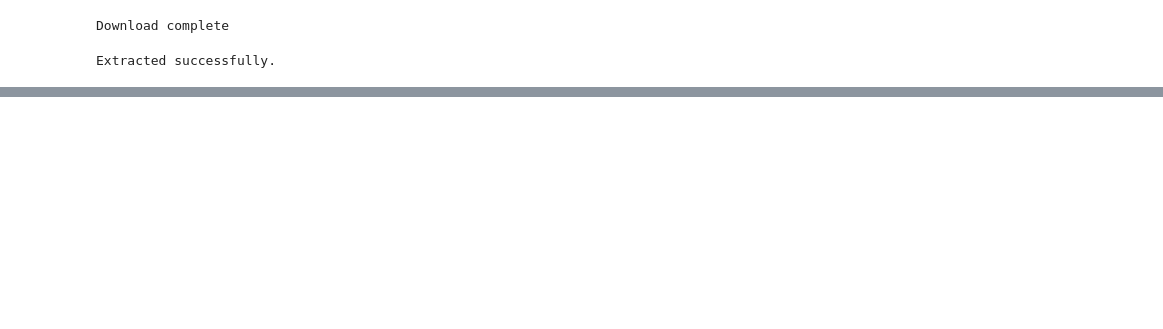
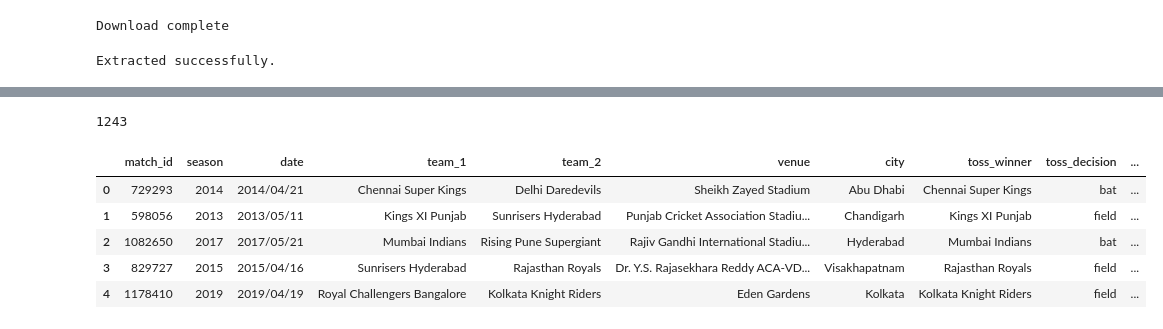
Before and after one commit to shubhampk37/data-analysis-practice, a Jupyter notebook: EDA/01_IPL/analysis.ipynb, the cells around one changed output, grey strips where cells are left out. Saved outputs shown, nothing was run; the diff lists cells and outputs as text; code cells hidden in the pictures; blank space fills up the shorter version.

Commit message:
feat: build IPL match-level dataset

```diff
--- a/EDA/01_IPL/analysis.ipynb
+++ b/EDA/01_IPL/analysis.ipynb
@@ -88,0 +166,50 @@ for row in rows:
+# %%
+matches = []
+
+for info_file in info_files:
+    with open(info_file, "r", encoding="utf-8") as f:
+        rows = list(csv.reader(f))
+
+    info_data = {}
+
+    for row in rows:
+        if row[0] == "info":
+            key = row[1]
+            value = row[2:]
+
+            if key not in info_data:
+                info_data[key] = []
+
+            info_data[key].append(value)
+
+    match_data = {
+        "match_id": info_data["match_id"][0][0],
+        "season": info_data["season"][0][0],
+        "date": info_data["date"][0][0],
+        "team_1": info_data["team"][0][0],
+        "team_2": info_data["team"][1][0],
+        "venue": info_data["venue"][0][0],
+        "city": info_data["city"][0][0],
+        "toss_winner": info_data["toss_winner"][0][0],
+        "toss_decision": info_data["toss_decision"][0][0],
+        "player_of_match": info_data.get("player_of_match", [[None]])[0][0],
+        "winner": info_data.get("winner", [[None]])[0][0],
+        "winner_runs": info_data.get("winner_runs", [[None]])[0][0]
+    }
+
+    matches.append(match_data)
+# %%
+len(matches)
+# %% [output]
+1243
+# %%
+df = pd.DataFrame(matches)
+
+df.head()
+# %% [output]
+|  | match_id | season | date | team_1 | team_2 | venue | city | toss_winner | toss_decision | ... |
+| 0 | 729293 | 2014 | 2014/04/21 | Chennai Super Kings | Delhi Daredevils | Sheikh Zayed Stadium | Abu Dhabi | Chennai Super Kings | bat | ... |
+| 1 | 598056 | 2013 | 2013/05/11 | Kings XI Punjab | Sunrisers Hyderabad | Punjab Cricket Association Stadiu... | Chandigarh | Kings XI Punjab | field | ... |
+| 2 | 1082650 | 2017 | 2017/05/21 | Mumbai Indians | Rising Pune Supergiant | Rajiv Gandhi International Stadiu... | Hyderabad | Mumbai Indians | bat | ... |
+| 3 | 829727 | 2015 | 2015/04/16 | Sunrisers Hyderabad | Rajasthan Royals | Dr. Y.S. Rajasekhara Reddy ACA-VD... | Visakhapatnam | Rajasthan Royals | field | ... |
+| 4 | 1178410 | 2019 | 2019/04/19 | Royal Challengers Bangalore | Kolkata Knight Riders | Eden Gardens | Kolkata | Kolkata Knight Riders | field | ... |
```
Also changed, not shown: parts of 8 cells of this notebook.
